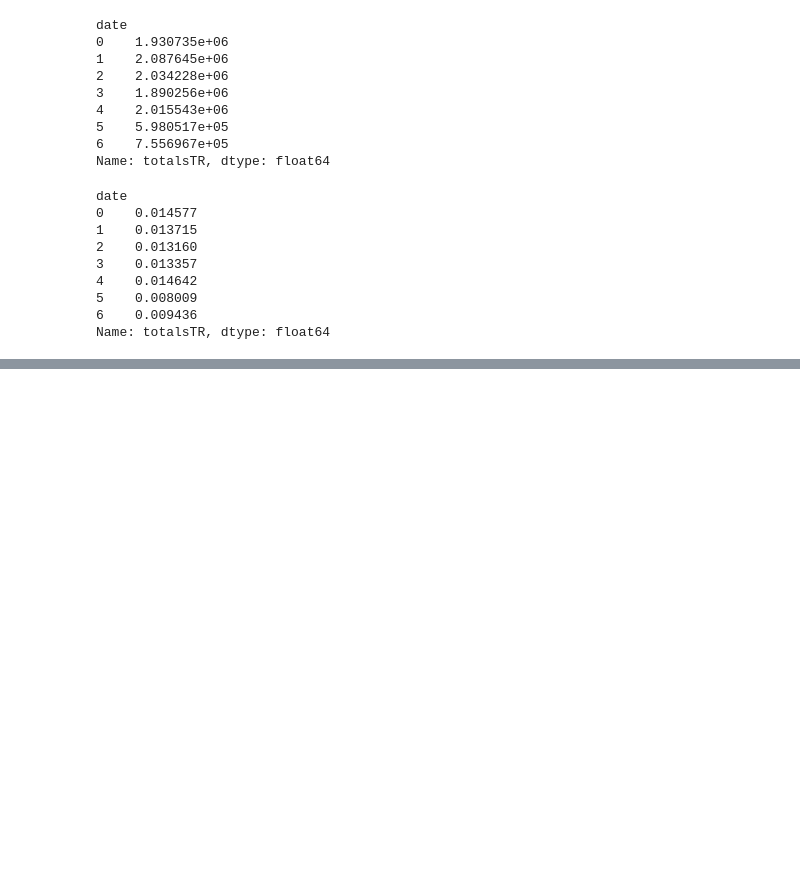
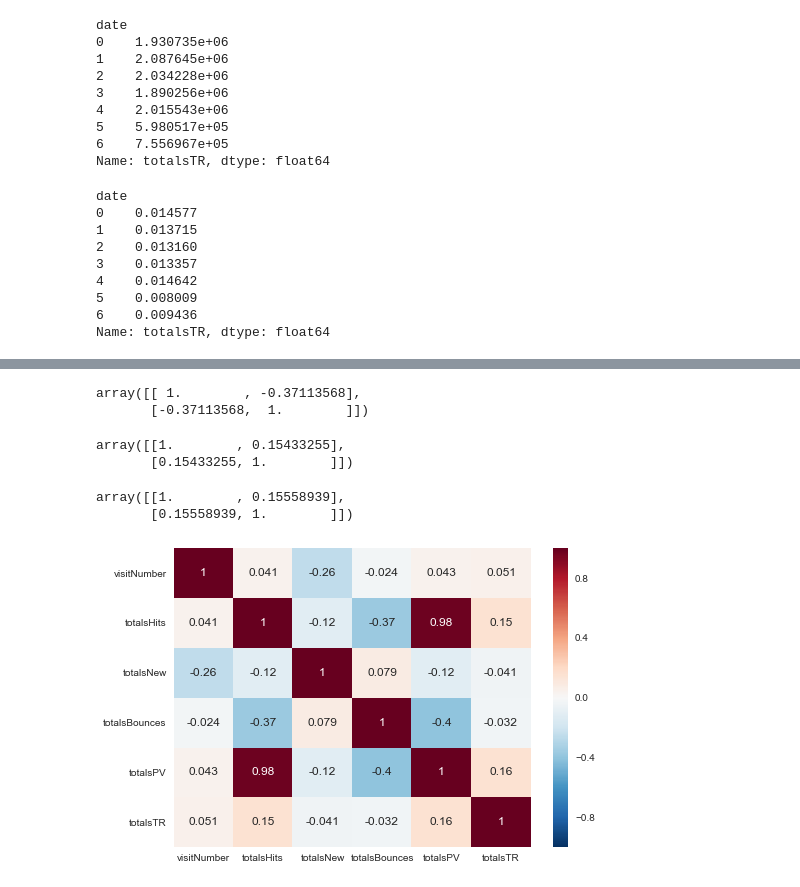
Before and after one commit to kfa408/GoogleAnalyticsCustomerRevenue, a Jupyter notebook: Explore.ipynb, the cells around one changed output, grey strips where cells are left out. Saved outputs shown, nothing was run; the diff lists cells and outputs as text; code cells hidden in the pictures; blank space fills up the shorter version.

```diff
--- a/Explore.ipynb
+++ b/Explore.ipynb
@@ -704,0 +778,4 @@ Name: totalsTR, dtype: float64
+# %%
+df['totalsNew'] = df['totalsNew'].astype('int')
+# %%
+df['totalsBounces'] = df['totalsBounces'].astype('int')
@@ -704,0 +797,24 @@ Name: totalsTR, dtype: float64
+# %%
+np.corrcoef(df['totalsHits'], df['totalsBounces'])
+# %% [output]
+array([[ 1.        , -0.37113568],
+       [-0.37113568,  1.        ]])
+# %%
+np.corrcoef(df['totalsHits'], df['totalsTR'])
+# %% [output]
+array([[1.        , 0.15433255],
+       [0.15433255, 1.        ]])
+# %%
+np.corrcoef(df['totalsPV'], df['totalsTR'])
+# %% [output]
+array([[1.        , 0.15558939],
+       [0.15558939, 1.        ]])
+# %%
+dfnum = df.iloc[:,6:12]
+# %%
+dfcor = dfnum.corr()
+# %%
+sns.heatmap(dfcor, annot=True)
+show()
+# %% [output]
+[figure, added]
```
Also changed, not shown: parts of 52 cells of this notebook.
